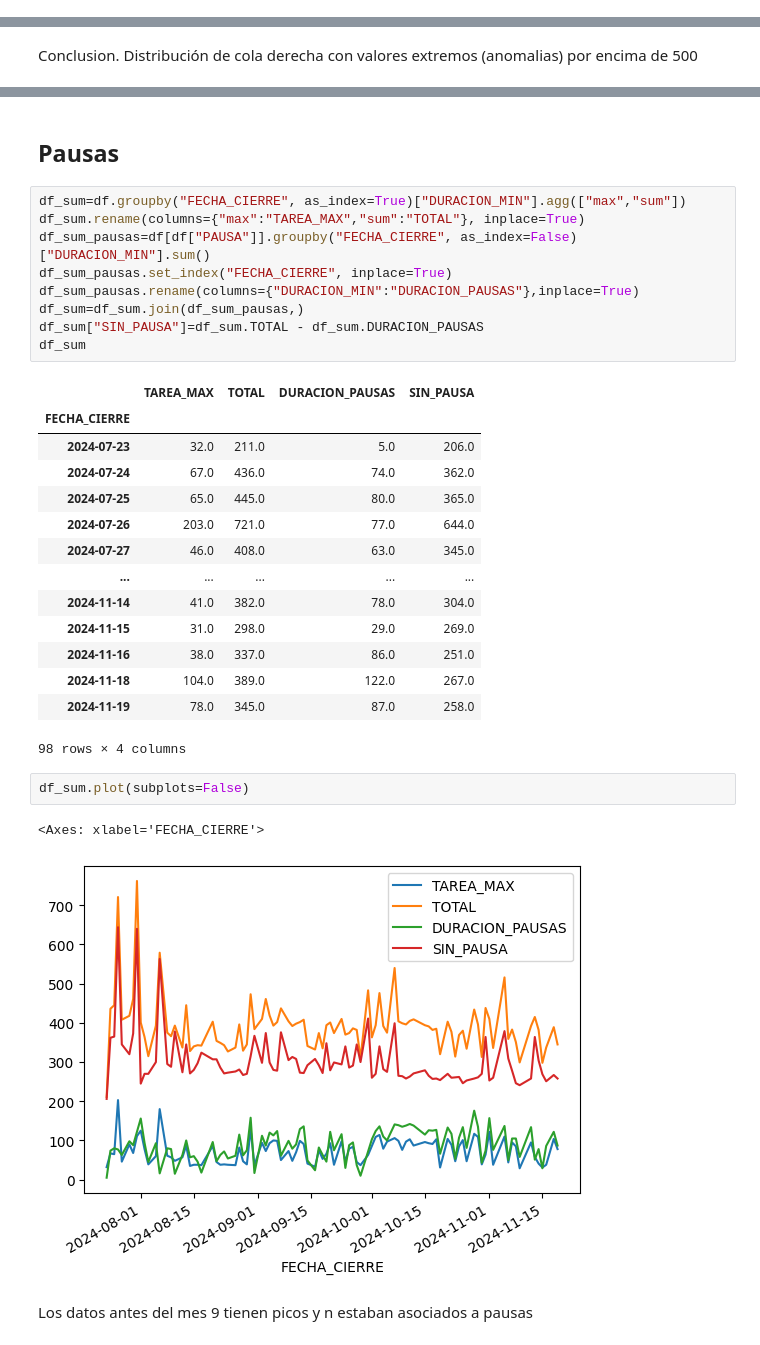
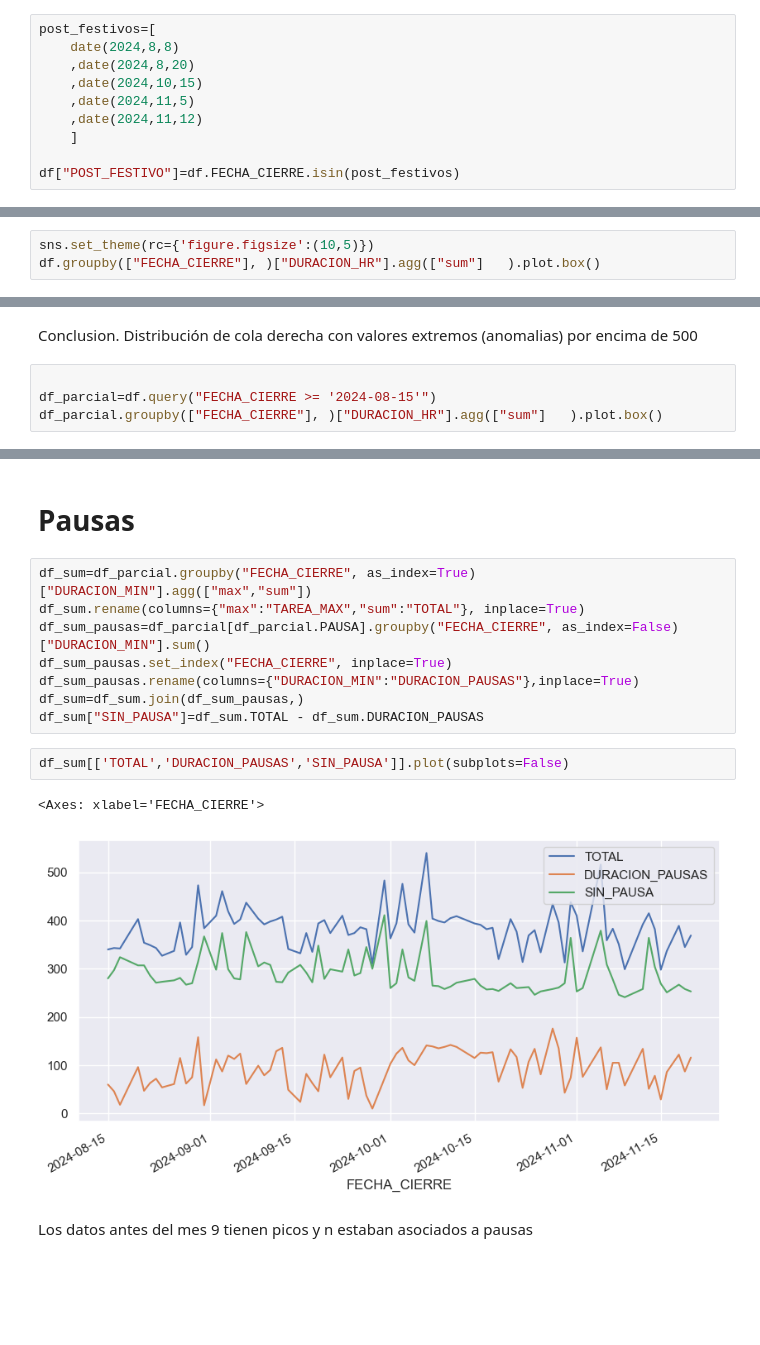
Before and after one commit to juanmedina-seti/bancow_genai, a Jupyter notebook: src/QACierreCaliMemV2/analisis.ipynb, the cells around one changed output, grey strips where cells are left out. Cells and saved outputs as stored; diff of their text form; blank space fills up the shorter version.

```diff
--- a/src/QACierreCaliMemV2/analisis.ipynb
+++ b/src/QACierreCaliMemV2/analisis.ipynb
@@ -54,3 +55,13 @@ df
+# %%
+post_festivos=[
+    date(2024,8,8)
+    ,date(2024,8,20)
+    ,date(2024,10,15)
+    ,date(2024,11,5)
+    ,date(2024,11,12)
+    ]
+
+df["POST_FESTIVO"]=df.FECHA_CIERRE.isin(post_festivos)
 # %%
 df["ID_TAREA"]=df.CODIGO_TAREA+"-"+df.DESCRIPCION_TAREA
 df["DURACION_MIN"]=(df.DURACION_SEGUNDOS/60).round(0)
@@ -92,0 +104,3 @@ array([[<Axes: title={'center': 'sum'}>]], dtype=object)
+# %%
+sns.set_theme(rc={'figure.figsize':(10,5)})
+df.groupby(["FECHA_CIERRE"], )["DURACION_HR"].agg(["sum"]	).plot.box()
@@ -109,2 +115,6 @@ df.groupby(["FECHA_CIERRE"], )["DURACION_MIN"].agg(["sum"]	).plot.box()
 # %% [markdown]
 Conclusion. Distribución de cola derecha con valores extremos (anomalias) por encima de 500
+# %%
+
+df_parcial=df.query("FECHA_CIERRE >= '2024-08-15'")
+df_parcial.groupby(["FECHA_CIERRE"], )["DURACION_HR"].agg(["sum"]	).plot.box()
@@ -111,33 +124,17 @@ Conclusion. Distribución de cola derecha con valores extremos (anomalias) por e
 # %% [markdown]
-## Pausas
+# Pausas
 # %%
-df_sum=df.groupby("FECHA_CIERRE", as_index=True)["DURACION_MIN"].agg(["max","sum"])
+df_sum=df_parcial.groupby("FECHA_CIERRE", as_index=True)["DURACION_MIN"].agg(["max","sum"])
 df_sum.rename(columns={"max":"TAREA_MAX","sum":"TOTAL"}, inplace=True)
-df_sum_pausas=df[df["PAUSA"]].groupby("FECHA_CIERRE", as_index=False)["DURACION_MIN"].sum()
+df_sum_pausas=df_parcial[df_parcial.PAUSA].groupby("FECHA_CIERRE", as_index=False)["DURACION_MIN"].sum()
 df_sum_pausas.set_index("FECHA_CIERRE", inplace=True)
 df_sum_pausas.rename(columns={"DURACION_MIN":"DURACION_PAUSAS"},inplace=True)
 df_sum=df_sum.join(df_sum_pausas,)
 df_sum["SIN_PAUSA"]=df_sum.TOTAL - df_sum.DURACION_PAUSAS
-df_sum
-# %% [output]
-|  | TAREA_MAX | TOTAL | DURACION_PAUSAS | SIN_PAUSA |
-| FECHA_CIERRE |  |  |  |  |
-| 2024-07-23 | 32.0 | 211.0 | 5.0 | 206.0 |
-| 2024-07-24 | 67.0 | 436.0 | 74.0 | 362.0 |
-| 2024-07-25 | 65.0 | 445.0 | 80.0 | 365.0 |
-| 2024-07-26 | 203.0 | 721.0 | 77.0 | 644.0 |
-| 2024-07-27 | 46.0 | 408.0 | 63.0 | 345.0 |
-| ... | ... | ... | ... | ... |
-| 2024-11-14 | 41.0 | 382.0 | 78.0 | 304.0 |
-| 2024-11-15 | 31.0 | 298.0 | 29.0 | 269.0 |
-| 2024-11-16 | 38.0 | 337.0 | 86.0 | 251.0 |
-| 2024-11-18 | 104.0 | 389.0 | 122.0 | 267.0 |
-| 2024-11-19 | 78.0 | 345.0 | 87.0 | 258.0 |
-98 rows × 4 columns
 # %%
-df_sum.plot(subplots=False)
+df_sum[['TOTAL','DURACION_PAUSAS','SIN_PAUSA']].plot(subplots=False)
 # %% [output]
 <Axes: xlabel='FECHA_CIERRE'>
-[figure, old version]
+[figure, new version]
 # %% [markdown]
 Los datos antes del mes 9 tienen picos y n estaban asociados a pausas
```
Also changed, not shown: parts of 32 cells of this notebook.
